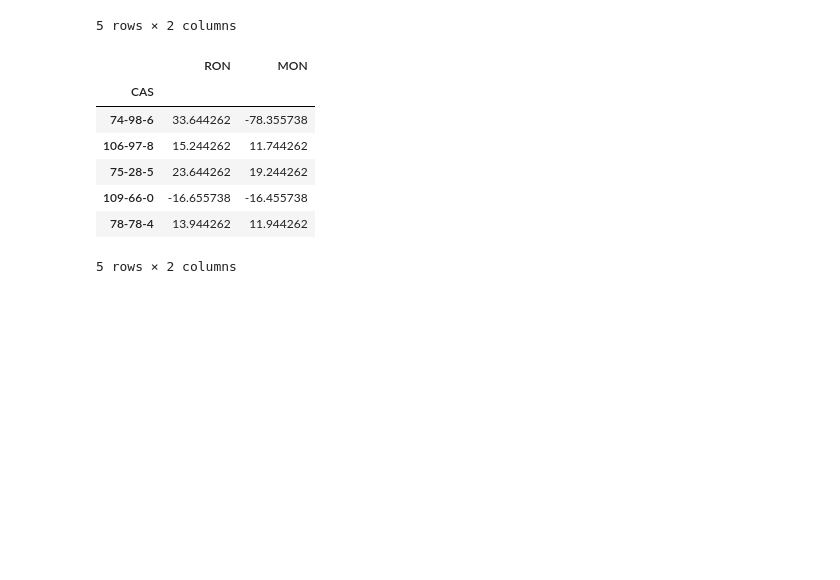
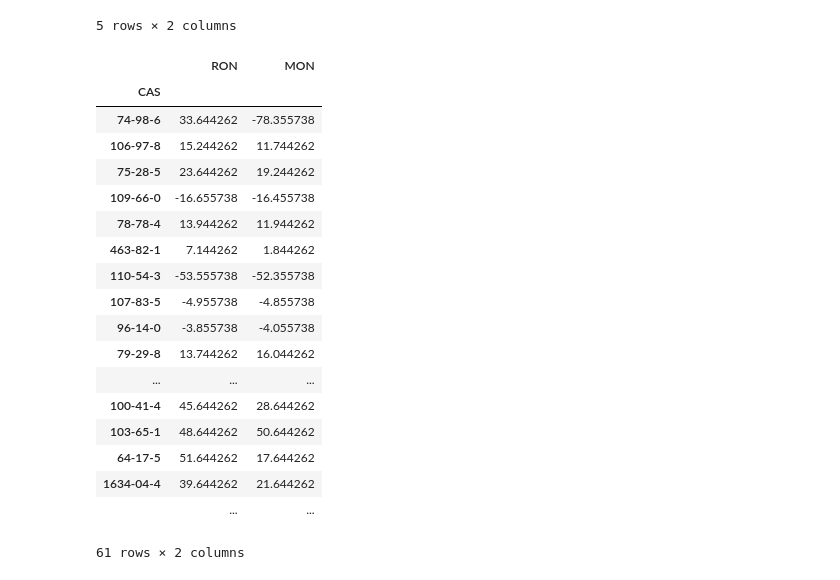
Before and after one commit to BrandonJvV/OctaneNumber, a Jupyter notebook: Normalization.ipynb, the cells around one changed output. Cells and saved outputs as stored; diff of their text form; code cells hidden in the pictures; blank space fills up the shorter version.

```diff
--- a/Normalization.ipynb
+++ b/Normalization.ipynb
@@ -210,14 +207,25 @@ ON.head()
 # %%
 ON_mean = ON['RON'].mean(1)
 ON_bar = ON - ON_mean
-ON_bar.head()
+ON_bar
 # %% [output]
 |  | RON | MON |
 | CAS |  |  |
 | 74-98-6 | 33.644262 | -78.355738 |
 | 106-97-8 | 15.244262 | 11.744262 |
 | 75-28-5 | 23.644262 | 19.244262 |
 | 109-66-0 | -16.655738 | -16.455738 |
 | 78-78-4 | 13.944262 | 11.944262 |
+| 463-82-1 | 7.144262 | 1.844262 |
+| 110-54-3 | -53.555738 | -52.355738 |
+| 107-83-5 | -4.955738 | -4.855738 |
+| 96-14-0 | -3.855738 | -4.055738 |
+| 79-29-8 | 13.744262 | 16.044262 |
+| ... | ... | ... |
+| 100-41-4 | 45.644262 | 28.644262 |
+| 103-65-1 | 48.644262 | 50.644262 |
+| 64-17-5 | 51.644262 | 17.644262 |
+| 1634-04-4 | 39.644262 | 21.644262 |
+|  | ... | ... |
-5 rows × 2 columns
+61 rows × 2 columns
 # %% [markdown]
```
Also changed, not shown: parts of 11 cells of this notebook.
